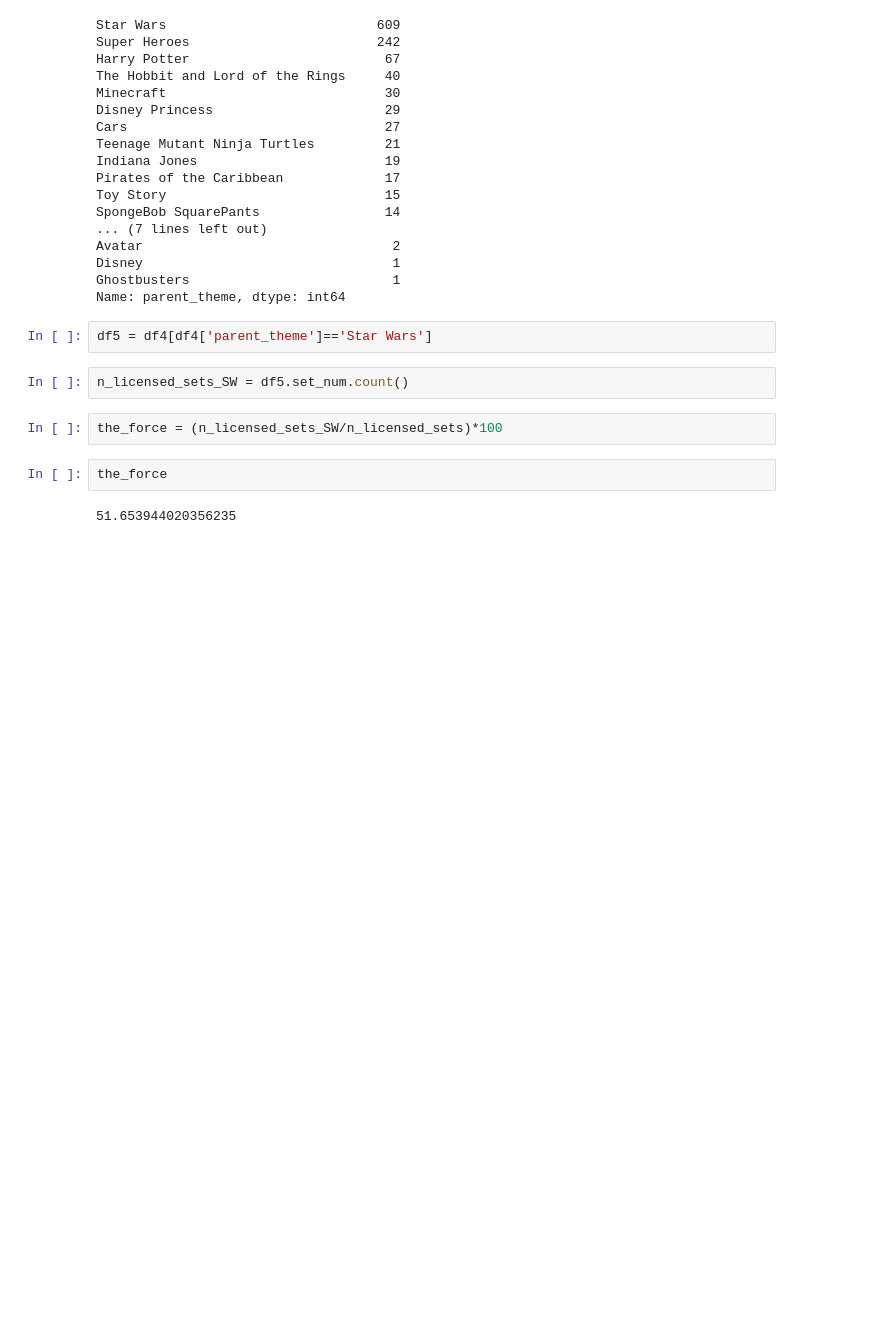
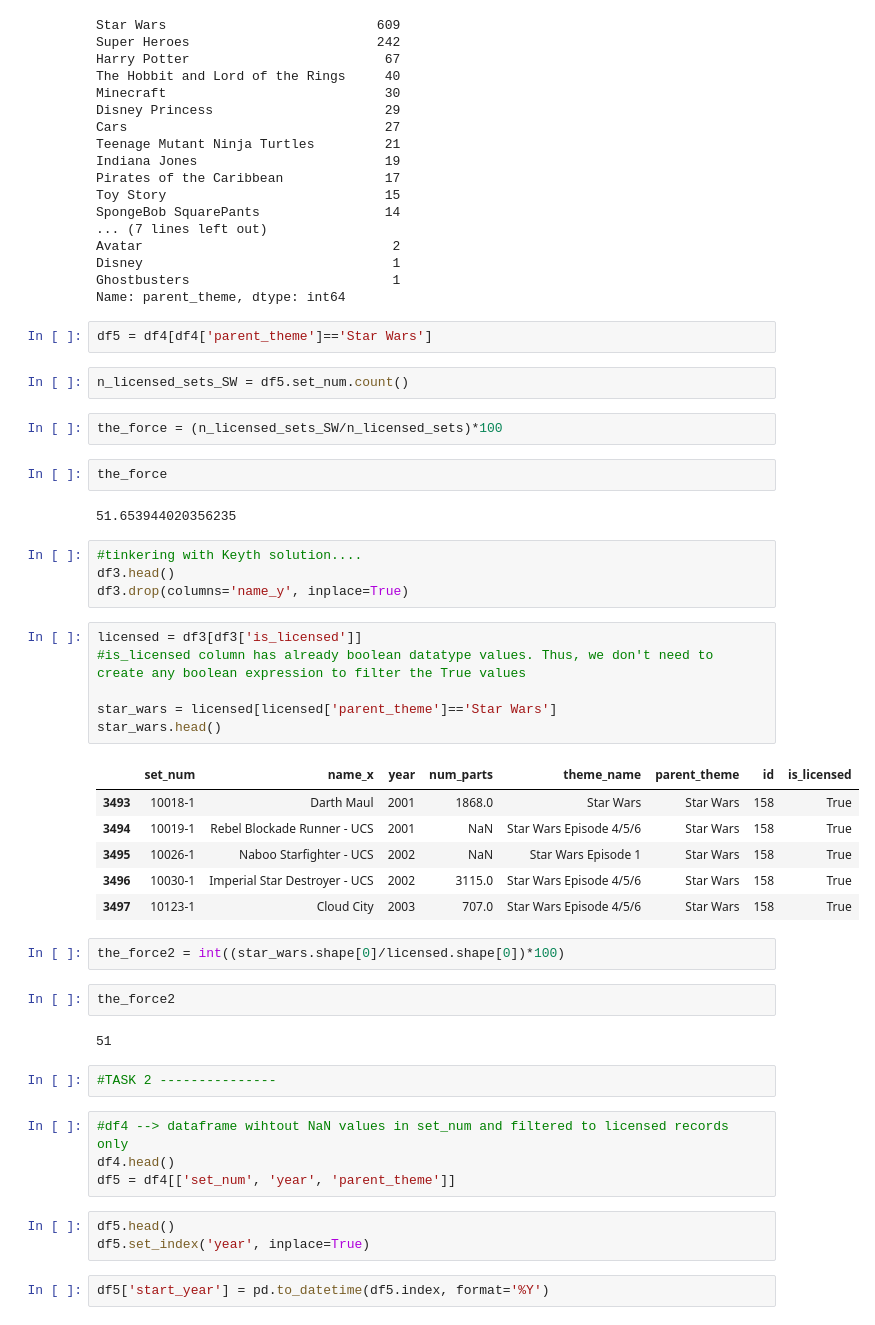
Before and after one commit to julito14/lego_dataset, a Jupyter notebook: notebook.ipynb, the cells around one changed output. Cells and saved outputs as stored; diff of their text form; blank space fills up the shorter version.

```diff
--- a/notebook.ipynb
+++ b/notebook.ipynb
@@ -160,3 +165,37 @@ the_force = (n_licensed_sets_SW/n_licensed_sets)*100
 the_force
 # %% [output]
 51.653944020356235
+# %%
+#tinkering with Keyth solution....
+df3.head()
+df3.drop(columns='name_y', inplace=True)
+# %%
+licensed = df3[df3['is_licensed']]
+#is_licensed column has already boolean datatype values. Thus, we don't need to create any boolean expression to filter the True values
+
+star_wars = licensed[licensed['parent_theme']=='Star Wars']
+star_wars.head()
+# %% [output]
+|  | set_num | name_x | year | num_parts | theme_name | parent_theme | id | is_licensed |
+| 3493 | 10018-1 | Darth Maul | 2001 | 1868.0 | Star Wars | Star Wars | 158 | True |
+| 3494 | 10019-1 | Rebel Blockade Runner - UCS | 2001 | NaN | Star Wars Episode 4/5/6 | Star Wars | 158 | True |
+| 3495 | 10026-1 | Naboo Starfighter - UCS | 2002 | NaN | Star Wars Episode 1 | Star Wars | 158 | True |
+| 3496 | 10030-1 | Imperial Star Destroyer - UCS | 2002 | 3115.0 | Star Wars Episode 4/5/6 | Star Wars | 158 | True |
+| 3497 | 10123-1 | Cloud City | 2003 | 707.0 | Star Wars Episode 4/5/6 | Star Wars | 158 | True |
+# %%
+the_force2 = int((star_wars.shape[0]/licensed.shape[0])*100)
+# %%
+the_force2
+# %% [output]
+51
+# %%
+#TASK 2 ---------------
+# %%
+#df4 --> dataframe wihtout NaN values in set_num and filtered to licensed records only
+df4.head()
+df5 = df4[['set_num', 'year', 'parent_theme']]
+# %%
+df5.head()
+df5.set_index('year', inplace=True)
+# %%
+df5['start_year'] = pd.to_datetime(df5.index, format='%Y')
```
Also changed, not shown: parts of 22 cells of this notebook.
